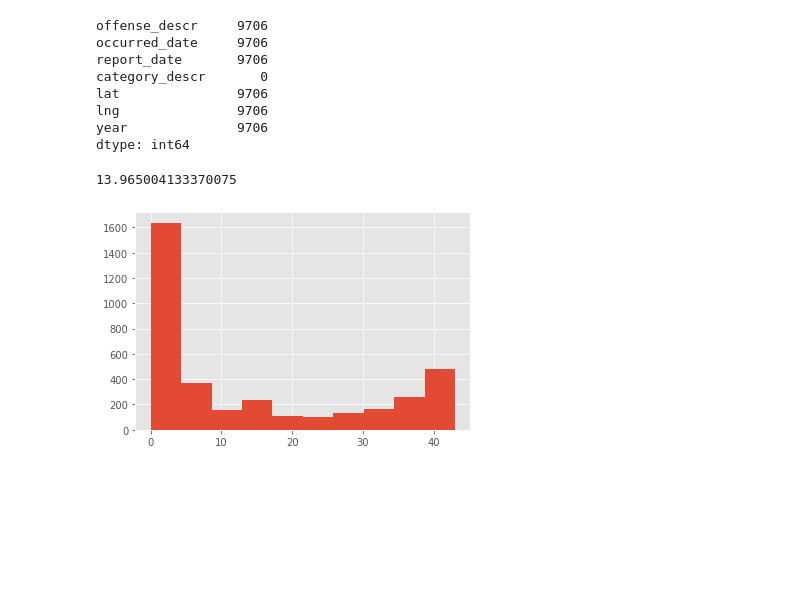
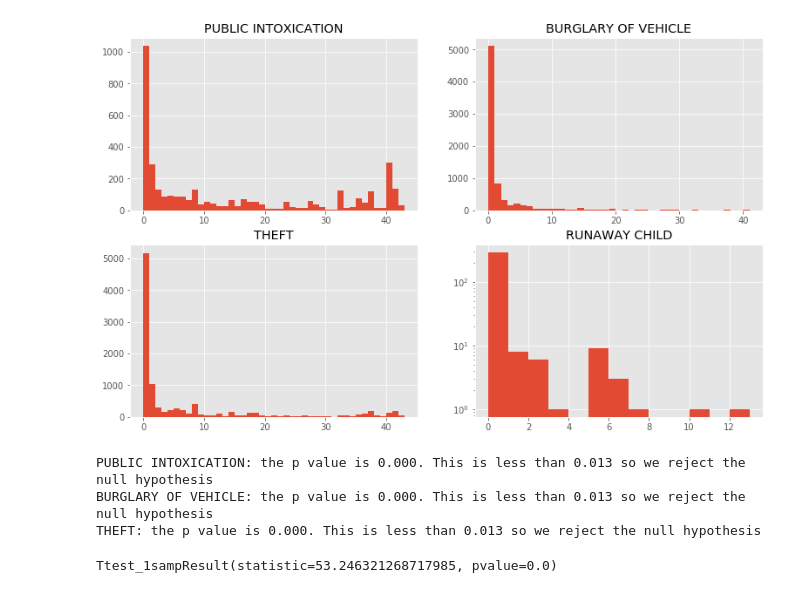
Before and after one commit to AustinPenner/Crime-ATX, a Jupyter notebook: data_exploration.ipynb, the cells around one changed output. Drawn from its saved outputs; the diff is of its cells as text; code cells hidden in the pictures; blank space fills up the shorter version.

```diff
--- a/data_exploration.ipynb
+++ b/data_exploration.ipynb
@@ -194,16 +113,0 @@ plot = ax.hist(bir)
-# %%
-pub_int = pub_int[['offense_descr','occurred_date','report_date',
-                   'category_descr','lat','lng']]
-pub_int['occurred_date'] = pd.to_datetime(pub_int['occurred_date'])
-pub_int['year'] = pub_int['occurred_date'].dt.year
-pub_int = pub_int[pub_int['year'] >= 2015]
-# pub_int.count()
-# %% [output]
-offense_descr     9706
-occurred_date     9706
-report_date       9706
-category_descr       0
-lat               9706
-lng               9706
-year              9706
-dtype: int64
@@ -210,23 +122,42 @@ dtype: int64
 # %%
-def get_bars_from_crimes(df, step=.002):
-    pass
+def get_bars_from_crimes(df1, crimes, col='PUBLIC INTOXICATION', step=.002):
+    df2 = crimes[crimes['offense_descr'] == col].loc[:, ('lat', 'lng')]
+    step = .002
+    bars_in_range = []
+    for index, row in df2.iterrows():
+        if row['lat'] <= tl[0] and row['lat'] > br[0] and row['lng'] >= tl[1] and row['lng'] < br[1]:
+            bars = bars_in_box(row['lat'] + step/2, row['lat'] - step/2, row['lng'] - step/2, row['lng'] + step/2, df1)
+            bars_in_range.append(bars)
 
-df1 = brs.loc[:,('lat','lng')]
-df2 = pub_int.loc[:,('lat','lng')]
-
-step = .002
-bars_in_range = []
-for index, row in df2.iterrows():
-    if row['lat'] <= tl[0] and row['lat'] > br[0] and row['lng'] >= tl[1] and row['lng'] < br[1]:
-        bars = bars_in_box(row['lat'] + step/2, row['lat'] - step/2, row['lng'] - step/2, row['lng'] + step/2, df1)
-        bars_in_range.append(bars)
-# df3 = df1.merge(df2, how='outer')
-# df3.info()
+    return bars_in_range
-# %%
-fig, ax = plt.subplots()
-plot = ax.hist(bars_in_range)
-
-print(np.mean(bars_in_range))
-# %% [output]
-13.965004133370075
-[figure, removed]
+# %%
+top_offenses = ['PUBLIC INTOXICATION', 'BURGLARY OF VEHICLE', 'THEFT', \
+                'IDENTITY THEFT', 'RUNAWAY CHILD']
+fig, axes = plt.subplots(3,2, figsize=(13,8))
+
+t_stats = []
+pvals = []
+for ax, cat in zip(axes.flatten(), top_offenses):
+    data = get_bars_from_crimes(brs, crm, cat)
+    ax.hist(data)#, bins=np.max(data))
+    ax.set_title(cat)
+    ax.set_yscale('log')
+    t_stat, pval = stats.ttest_1samp(data, bars_mean)
+    pvals.append(pval)
+    t_stats.append(t_stat)
+# %% [output]
+[figure, added]
+# %%
+for i in range(len(top_offenses)):
+    if pvals[i] < adj_alpha:
+        print(f'{top_offenses[i]}: the p value is {pvals[i]:1.3f}. This is less than {adj_alpha:1.3f} so we reject the null hypothesis')
+    else:
+        print(f'')
+# %% [output]
+PUBLIC INTOXICATION: the p value is 0.000. This is less than 0.013 so we reject the null hypothesis
+BURGLARY OF VEHICLE: the p value is 0.000. This is less than 0.013 so we reject the null hypothesis
+THEFT: the p value is 0.000. This is less than 0.013 so we reject the null hypothesis
+# %%
+stats.ttest_1samp(bars, bars_mean)
+# %% [output]
+Ttest_1sampResult(statistic=53.246321268717985, pvalue=0.0)
```
Also changed, not shown: parts of 14 cells of this notebook.
